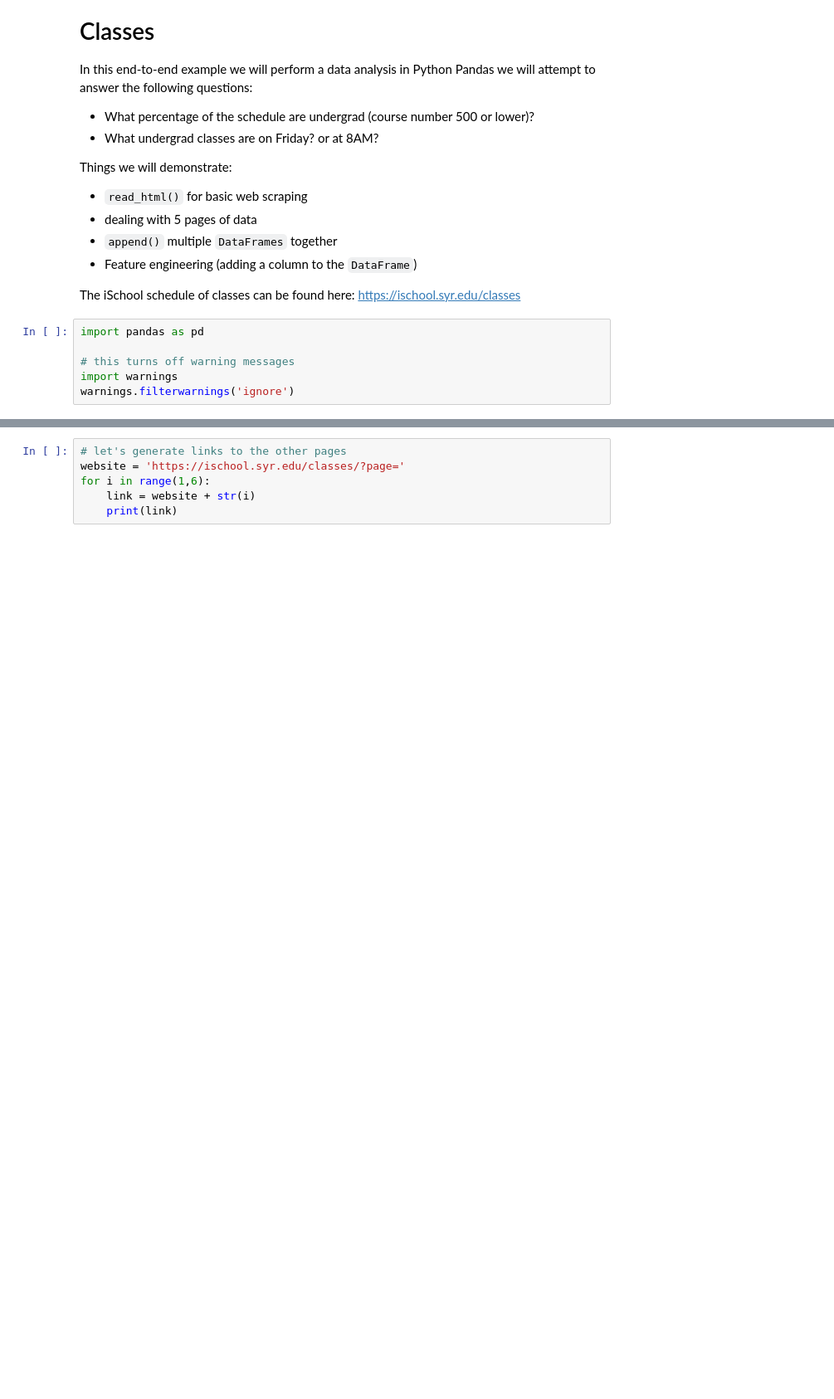
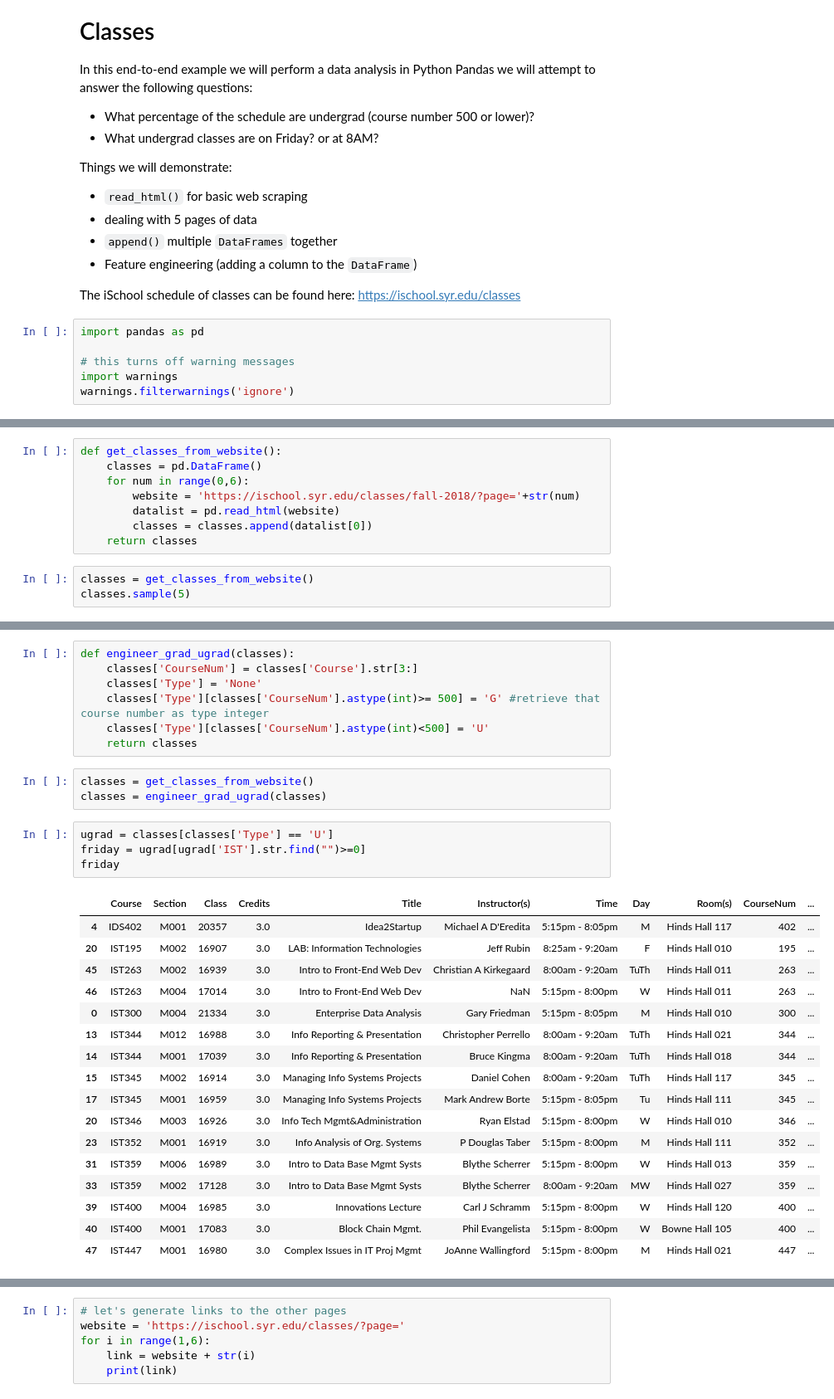
Before and after one commit to eldontsoi/Exercises, a Jupyter notebook: content/lessons/12/End-To-End-Example/ETEE-Data-Analysis-Of-iSchool-Classes.ipynb, the cells around one changed output, grey strips where cells are left out. Shown: that part at 83% size. Drawn from its saved outputs; the diff is of its cells as text; blank space fills up the shorter version.

```diff
--- a/content/lessons/12/End-To-End-Example/ETEE-Data-Analysis-Of-iSchool-Classes.ipynb
+++ b/content/lessons/12/End-To-End-Example/ETEE-Data-Analysis-Of-iSchool-Classes.ipynb
@@ -22,0 +41,11 @@ warnings.filterwarnings('ignore')
+# %%
+def get_classes_from_website():
+    classes = pd.DataFrame()
+    for num in range(0,6):
+        website = 'https://ischool.syr.edu/classes/fall-2018/?page='+str(num)
+        datalist = pd.read_html(website)
+        classes = classes.append(datalist[0])
+    return classes
+# %%
+classes = get_classes_from_website()
+classes.sample(5)
@@ -23 +80,33 @@ warnings.filterwarnings('ignore')
+# %%
+def engineer_grad_ugrad(classes):
+    classes['CourseNum'] = classes['Course'].str[3:]
+    classes['Type'] = 'None'
+    classes['Type'][classes['CourseNum'].astype(int)>= 500] = 'G' #retrieve that course number as type integer
+    classes['Type'][classes['CourseNum'].astype(int)<500] = 'U'
+    return classes
+# %%
+classes = get_classes_from_website()
+classes = engineer_grad_ugrad(classes)
+# %%
+ugrad = classes[classes['Type'] == 'U']
+friday = ugrad[ugrad['IST'].str.find("")>=0]
+friday
+# %% [output]
+|  | Course | Section | Class | Credits | Title | Instructor(s) | Time | Day | Room(s) | CourseNum | ... |
+| 4 | IDS402 | M001 | 20357 | 3.0 | Idea2Startup | Michael A D'Eredita | 5:15pm - 8:05pm | M | Hinds Hall 117 | 402 | ... |
+| 20 | IST195 | M002 | 16907 | 3.0 | LAB: Information Technologies | Jeff Rubin | 8:25am - 9:20am | F | Hinds Hall 010 | 195 | ... |
+| 45 | IST263 | M002 | 16939 | 3.0 | Intro to Front-End Web Dev | Christian A Kirkegaard | 8:00am - 9:20am | TuTh | Hinds Hall 011 | 263 | ... |
+| 46 | IST263 | M004 | 17014 | 3.0 | Intro to Front-End Web Dev | NaN | 5:15pm - 8:00pm | W | Hinds Hall 011 | 263 | ... |
+| 0 | IST300 | M004 | 21334 | 3.0 | Enterprise Data Analysis | Gary Friedman | 5:15pm - 8:05pm | M | Hinds Hall 010 | 300 | ... |
+| 13 | IST344 | M012 | 16988 | 3.0 | Info Reporting & Presentation | Christopher Perrello | 8:00am - 9:20am | TuTh | Hinds Hall 021 | 344 | ... |
+| 14 | IST344 | M001 | 17039 | 3.0 | Info Reporting & Presentation | Bruce Kingma | 8:00am - 9:20am | TuTh | Hinds Hall 018 | 344 | ... |
+| 15 | IST345 | M002 | 16914 | 3.0 | Managing Info Systems Projects | Daniel Cohen | 8:00am - 9:20am | TuTh | Hinds Hall 117 | 345 | ... |
+| 17 | IST345 | M001 | 16959 | 3.0 | Managing Info Systems Projects | Mark Andrew Borte | 5:15pm - 8:05pm | Tu | Hinds Hall 111 | 345 | ... |
+| 20 | IST346 | M003 | 16926 | 3.0 | Info Tech Mgmt&Administration | Ryan Elstad | 5:15pm - 8:00pm | W | Hinds Hall 010 | 346 | ... |
+| 23 | IST352 | M001 | 16919 | 3.0 | Info Analysis of Org. Systems | P Douglas Taber | 5:15pm - 8:00pm | M | Hinds Hall 111 | 352 | ... |
+| 31 | IST359 | M006 | 16989 | 3.0 | Intro to Data Base Mgmt Systs | Blythe Scherrer | 5:15pm - 8:00pm | W | Hinds Hall 013 | 359 | ... |
+| 33 | IST359 | M002 | 17128 | 3.0 | Intro to Data Base Mgmt Systs | Blythe Scherrer | 8:00am - 9:20am | MW | Hinds Hall 027 | 359 | ... |
+| 39 | IST400 | M004 | 16985 | 3.0 | Innovations Lecture | Carl J Schramm | 5:15pm - 8:00pm | W | Hinds Hall 120 | 400 | ... |
+| 40 | IST400 | M001 | 17083 | 3.0 | Block Chain Mgmt. | Phil Evangelista | 5:15pm - 8:00pm | W | Bowne Hall 105 | 400 | ... |
+| 47 | IST447 | M001 | 16980 | 3.0 | Complex Issues in IT Proj Mgmt | JoAnne Wallingford | 5:15pm - 8:00pm | M | Hinds Hall 021 | 447 | ... |
 # %%
```
Also changed, not shown: parts of 15 cells of this notebook, 4 other files.
